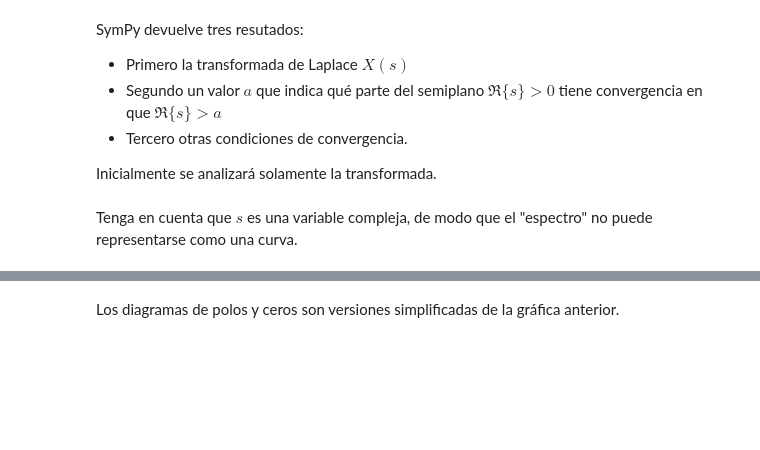
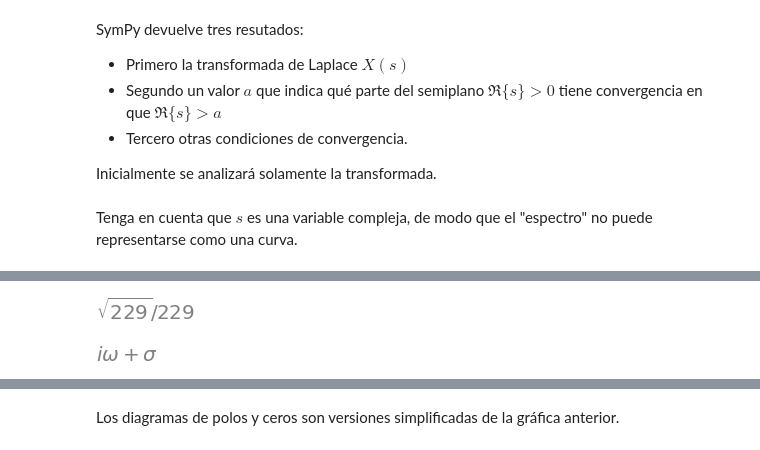
Before and after one commit to pierrediazp/Se-ales_y_Sistemas, a Jupyter notebook: 06_Transformada_Laplace.ipynb, the cells around one changed output, grey strips where cells are left out. Saved outputs shown, nothing was run; the diff lists cells and outputs as text; code cells hidden in the pictures; blank space fills up the shorter version.

```diff
--- a/06_Transformada_Laplace.ipynb
+++ b/06_Transformada_Laplace.ipynb
@@ -200,0 +185,8 @@ X1
+# %%
+abs(X.subs({s:-2}))
+# %% [output]
+[figure, added]
+# %%
+sigma+sym.I*omega
+# %% [output]
+[figure, added]
```
Also changed, not shown: parts of 14 cells of this notebook, 7 other files.
